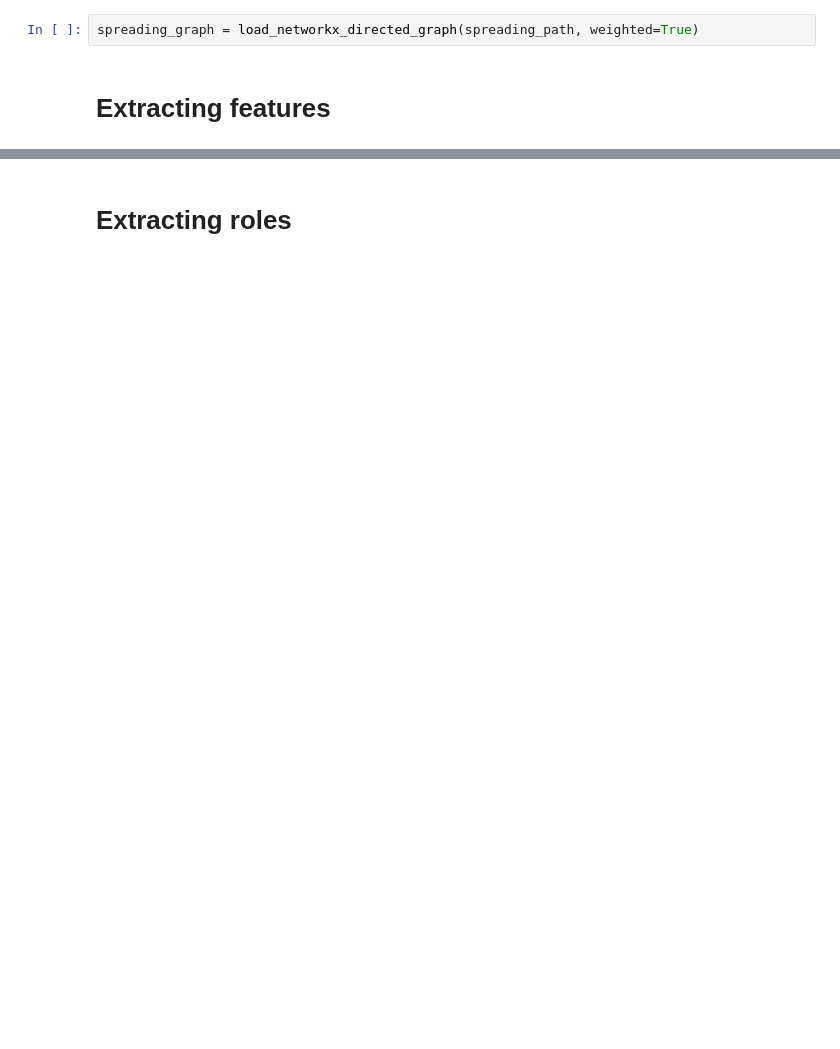
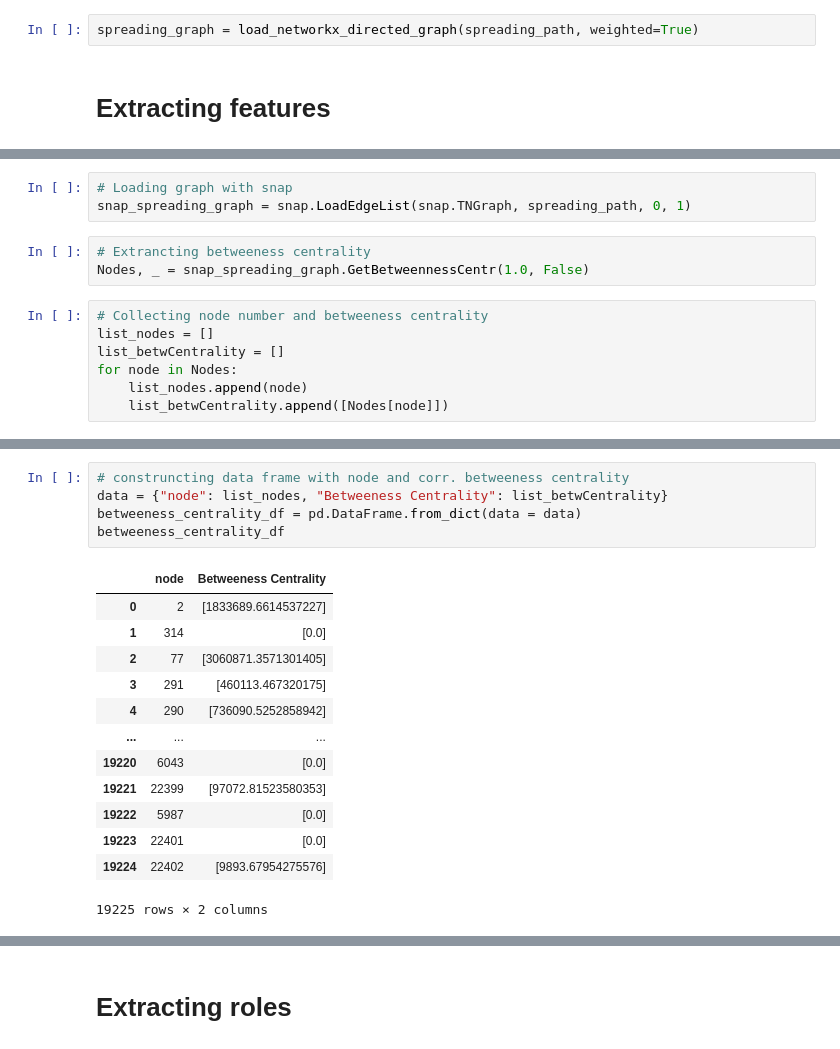
Before and after one commit to alexcosta13/twitter-superspreaders, a Jupyter notebook: 03_features_exploration.ipynb, the cells around one changed output, grey strips where cells are left out. Saved outputs shown, nothing was run; the diff lists cells and outputs as text; blank space fills up the shorter version.

```diff
--- a/03_features_exploration.ipynb
+++ b/03_features_exploration.ipynb
@@ -34,0 +65,13 @@ spreading_features.to_csv(spreading_features_path)
+# %%
+# Loading graph with snap
+snap_spreading_graph = snap.LoadEdgeList(snap.TNGraph, spreading_path, 0, 1)
+# %%
+# Extrancting betweeness centrality
+Nodes, _ = snap_spreading_graph.GetBetweennessCentr(1.0, False)
+# %%
+# Collecting node number and betweeness centrality
+list_nodes = []
+list_betwCentrality = []
+for node in Nodes:
+    list_nodes.append(node)
+    list_betwCentrality.append([Nodes[node]])
@@ -34,0 +84,19 @@ spreading_features.to_csv(spreading_features_path)
+# %%
+# construncting data frame with node and corr. betweeness centrality
+data = {"node": list_nodes, "Betweeness Centrality": list_betwCentrality}
+betweeness_centrality_df = pd.DataFrame.from_dict(data = data)
+betweeness_centrality_df
+# %% [output]
+|  | node | Betweeness Centrality |
+| 0 | 2 | [1833689.6614537227] |
+| 1 | 314 | [0.0] |
+| 2 | 77 | [3060871.3571301405] |
+| 3 | 291 | [460113.467320175] |
+| 4 | 290 | [736090.5252858942] |
+| ... | ... | ... |
+| 19220 | 6043 | [0.0] |
+| 19221 | 22399 | [97072.81523580353] |
+| 19222 | 5987 | [0.0] |
+| 19223 | 22401 | [0.0] |
+| 19224 | 22402 | [9893.67954275576] |
+19225 rows × 2 columns
```
Also changed, not shown: parts of 32 cells of this notebook, 1 other file.
